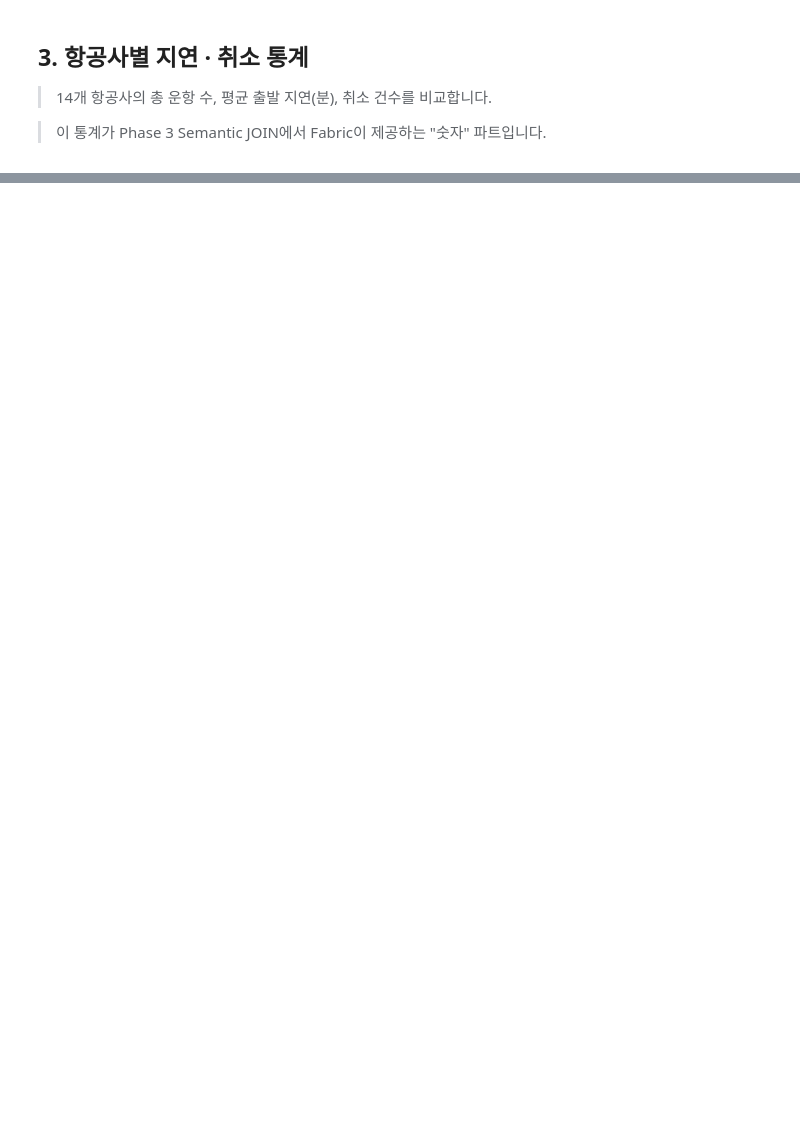
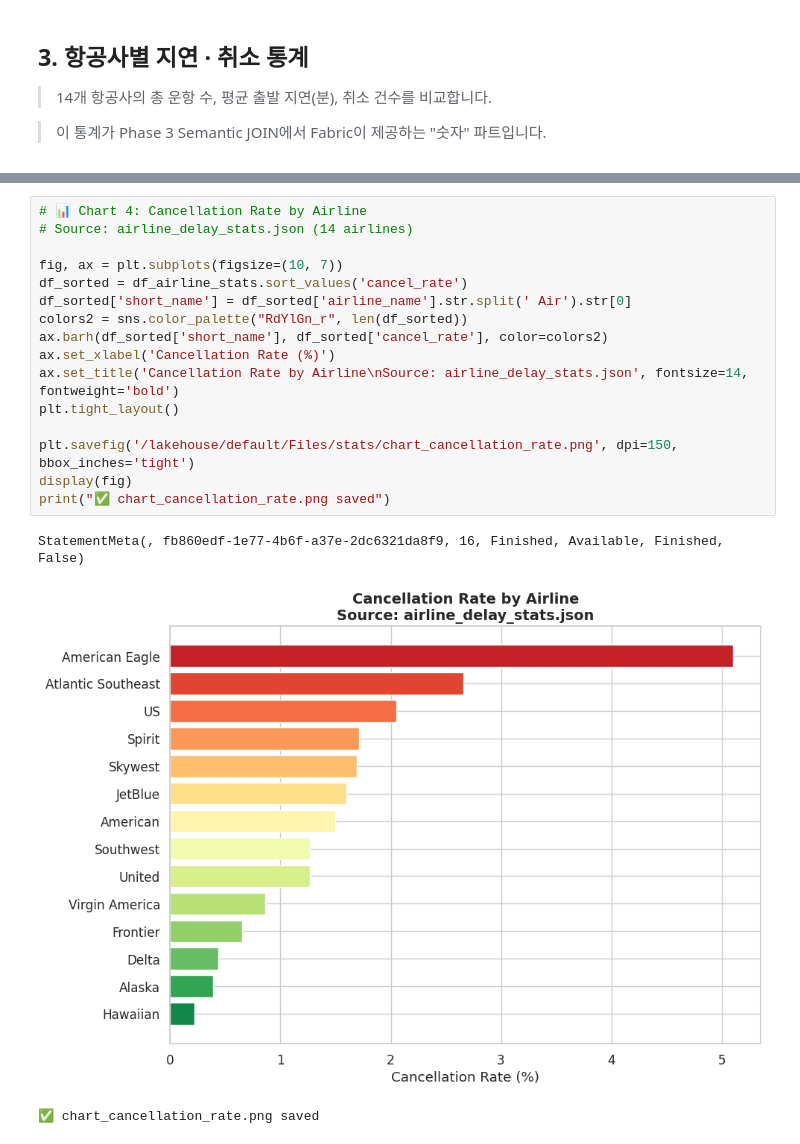
Before and after one commit to hyeonsangjeon/foundry-iq-demo-suite, a Jupyter notebook: notebooks/fabric_iq_flight_data_profile_kr.ipynb, the cells around one changed output, grey strips where cells are left out. Drawn from its saved outputs; the diff is of its cells as text; blank space fills up the shorter version.

```diff
--- a/notebooks/fabric_iq_flight_data_profile_kr.ipynb
+++ b/notebooks/fabric_iq_flight_data_profile_kr.ipynb
@@ -400,0 +322,20 @@ StatementMeta(, 97cbb418-959d-4c00-a367-9561cac61397, 19, Finished, Available, F
+# %%
+# 📊 Chart 4: Cancellation Rate by Airline
+# Source: airline_delay_stats.json (14 airlines)
+
+fig, ax = plt.subplots(figsize=(10, 7))
+df_sorted = df_airline_stats.sort_values('cancel_rate')
+df_sorted['short_name'] = df_sorted['airline_name'].str.split(' Air').str[0]
+colors2 = sns.color_palette("RdYlGn_r", len(df_sorted))
+ax.barh(df_sorted['short_name'], df_sorted['cancel_rate'], color=colors2)
+ax.set_xlabel('Cancellation Rate (%)')
+ax.set_title('Cancellation Rate by Airline\nSource: airline_delay_stats.json', fontsize=14, fontweight='bold')
+plt.tight_layout()
+
+plt.savefig('/lakehouse/default/Files/stats/chart_cancellation_rate.png', dpi=150, bbox_inches='tight')
+display(fig)
+print("✅ chart_cancellation_rate.png saved")
+# %% [output]
+StatementMeta(, fb860edf-1e77-4b6f-a37e-2dc6321da8f9, 16, Finished, Available, Finished, False)
+[figure, added]
+✅ chart_cancellation_rate.png saved
```
Also changed, not shown: parts of 24 cells of this notebook, 11 other files.
